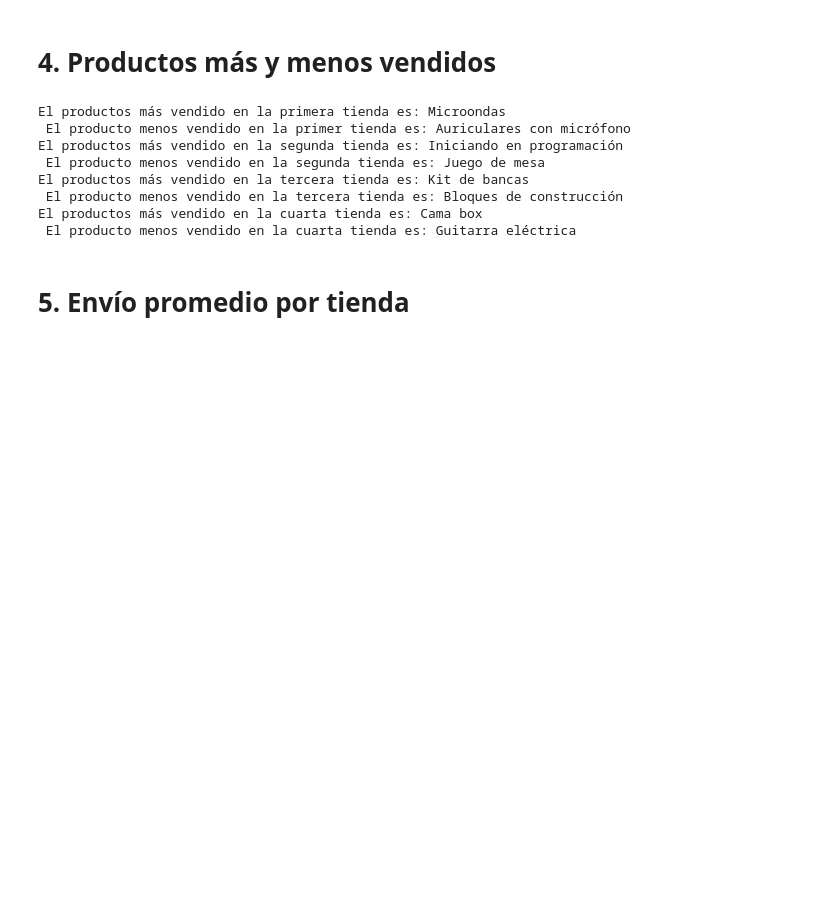
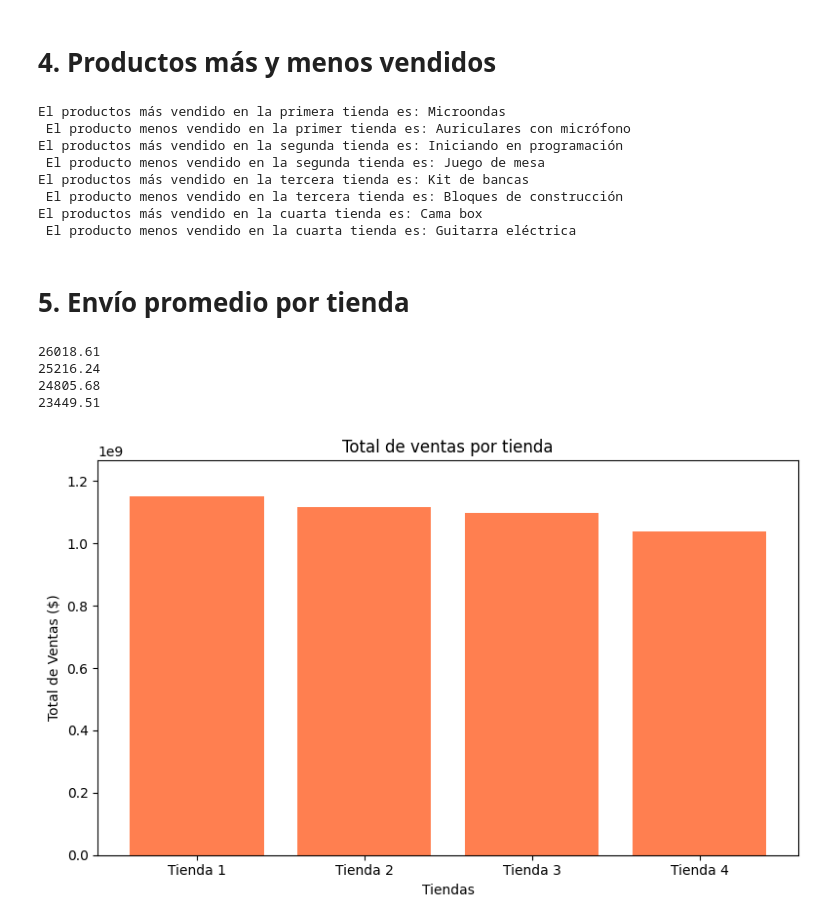
Before and after one commit to juliangaribottoo/Amigo-Secreto, a Jupyter notebook: AluraStoreLatam.ipynb, the cells around one changed output. Drawn from its saved outputs; the diff is of its cells as text; code cells hidden in the pictures; blank space fills up the shorter version.

```diff
--- a/AluraStoreLatam.ipynb
+++ b/AluraStoreLatam.ipynb
@@ -105,3 +105,32 @@ El productos más vendido en la cuarta tienda es: Cama box
  El producto menos vendido en la cuarta tienda es: Guitarra eléctrica
 # %% [markdown]
 # 5. Envío promedio por tienda
+# %%
+costoTienda1= round(sum(tienda['Costo de envío']) / len(tienda['Costo de envío']),2)
+costoTienda2= round(sum(tienda2['Costo de envío']) / len(tienda['Costo de envío']),2)
+costoTienda3= round(sum(tienda3['Costo de envío']) / len(tienda['Costo de envío']),2)
+costoTienda4= round(sum(tienda4['Costo de envío']) / len(tienda['Costo de envío']),2)
+print(costoTienda1)
+print(costoTienda2)
+print(costoTienda3)
+print(costoTienda4)
+# %% [output]
+26018.61
+25216.24
+24805.68
+23449.51
+# %%
+import matplotlib.pyplot as plt
+
+tiendas = ['Tienda 1', 'Tienda 2', 'Tienda 3', 'Tienda 4']
+totales = [sumTienda1, sumTienda2, sumTienda3, sumTienda4]
+plt.figure(figsize=(8,5))
+plt.bar(tiendas, totales, color='coral')
+plt.title("Total de ventas por tienda")
+plt.xlabel("Tiendas")
+plt.ylabel("Total de Ventas ($)")
+plt.ylim(0, max(totales)*1.1)
+plt.tight_layout()
+plt.show()
+# %% [output]
+[figure, added]
```
Also changed, not shown: parts of 2 cells of this notebook.
